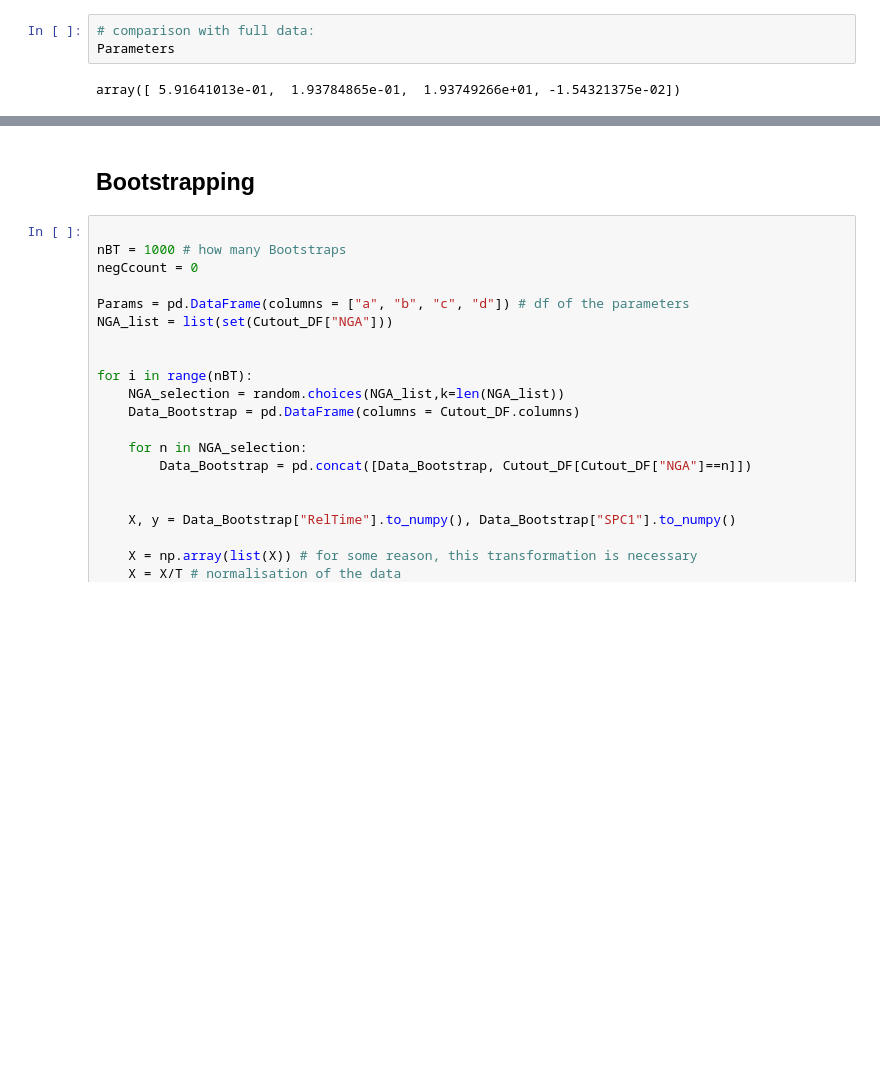
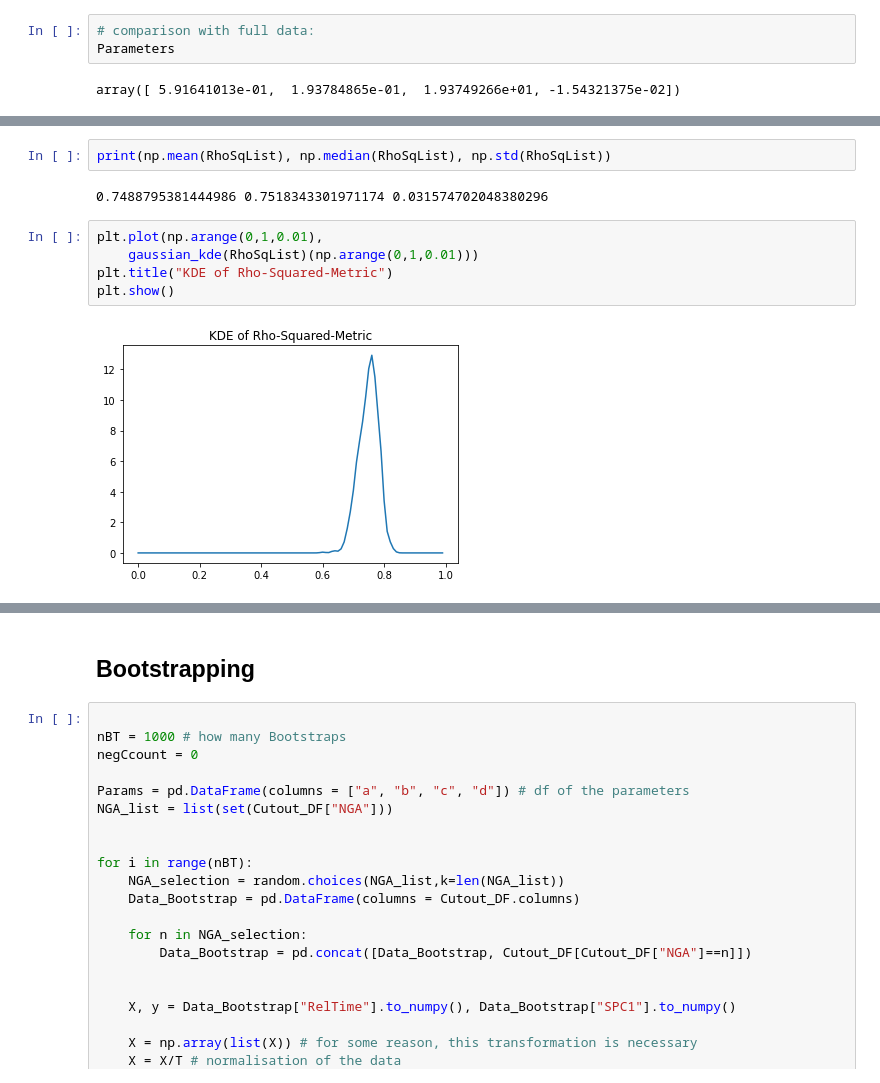
Before and after one commit to TobiasW1891/CSH_Project, a Jupyter notebook: Relationship to Previous Polity.ipynb, the cells around one changed output, grey strips where cells are left out. Saved outputs shown, nothing was run; the diff lists cells and outputs as text; blank space fills up the shorter version.

```diff
--- a/Relationship to Previous Polity.ipynb
+++ b/Relationship to Previous Polity.ipynb
@@ -761,0 +791,11 @@ plt.show()
+# %%
+print(np.mean(RhoSqList), np.median(RhoSqList), np.std(RhoSqList))
+# %% [output]
+0.7488795381444986 0.7518343301971174 0.031574702048380296
+# %%
+plt.plot(np.arange(0,1,0.01),
+    gaussian_kde(RhoSqList)(np.arange(0,1,0.01)))
+plt.title("KDE of Rho-Squared-Metric")
+plt.show()
+# %% [output]
+[figure, added]
```
Also changed, not shown: parts of 30 cells of this notebook.
